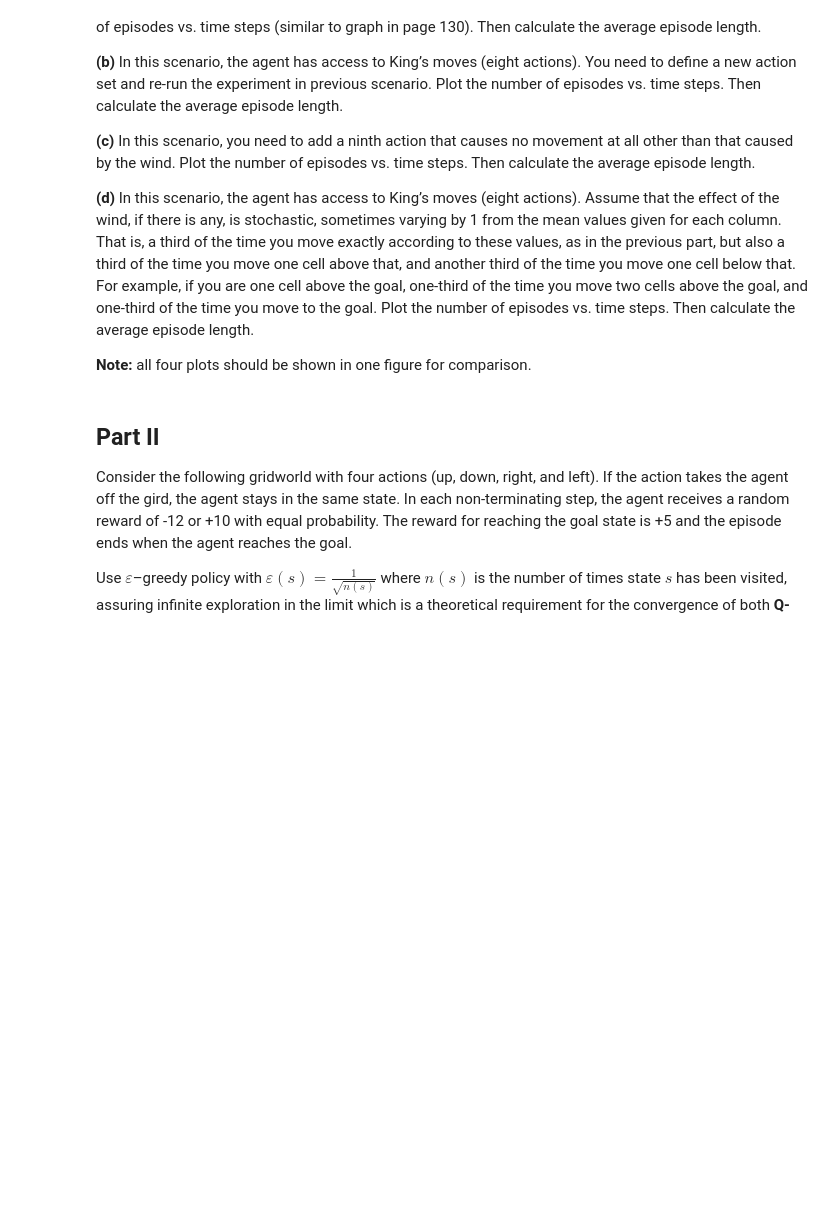
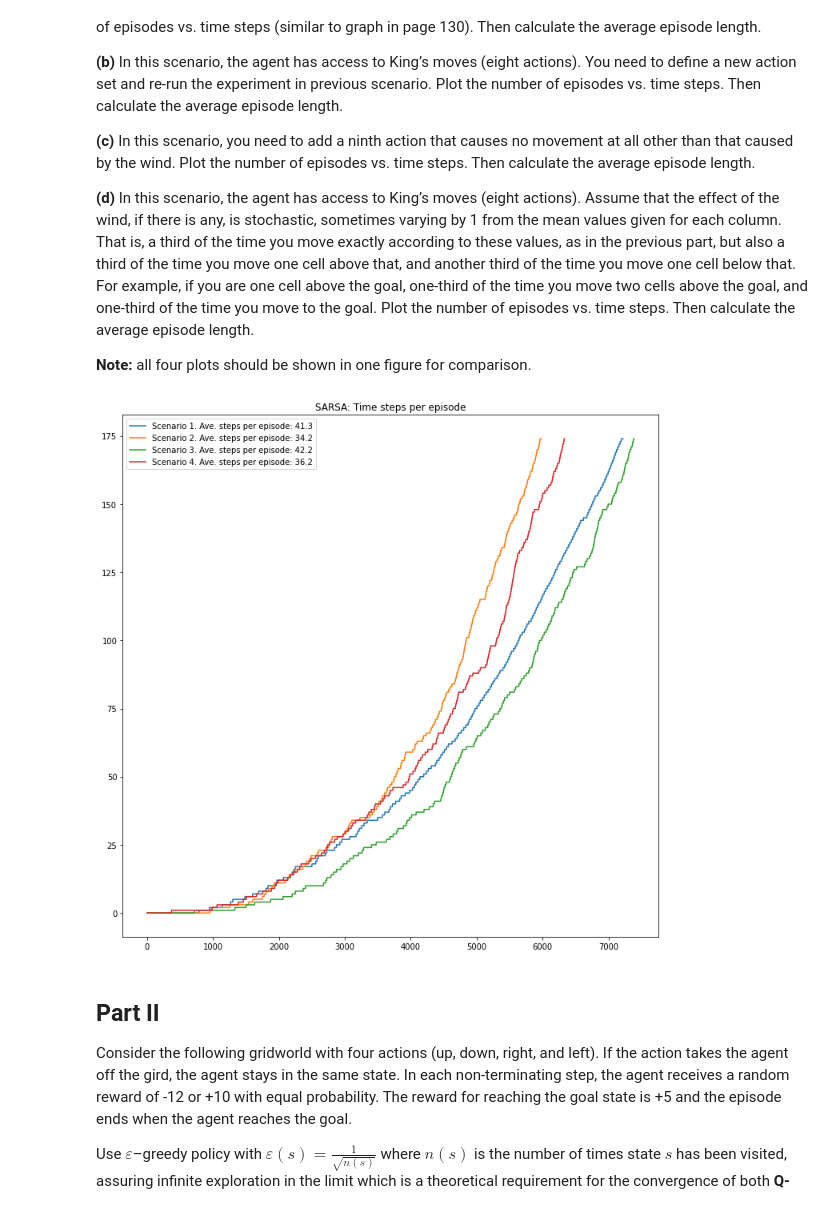
Before and after one commit to MhdMartini/ReinforcementLearning, a Jupyter notebook: hw5/hw5/Homework_5.ipynb, the cells around one changed output. Cells and saved outputs as stored; diff of their text form; code cells hidden in the pictures; blank space fills up the shorter version.

```diff
--- a/hw5/hw5/Homework_5.ipynb
+++ b/hw5/hw5/Homework_5.ipynb
@@ -195,4 +182,6 @@ def sarsa(Q, A, k=180, eps=0.1, wind=wind_det):
+# %%
+Q4 = mask_actions_4(Q4)
+data0, ep_lens0 = sarsa(Q4, A4, k=K)
 # %%
-# Q8 = mask_actions_8_9(Q8)
-# data11, ep_lens11 = sarsa(np.copy(Q8), A8, k=K, eps=0.1)
-# data15, ep_lens15 = sarsa(np.copy(Q8), A8, k=K, eps=0.5)
+Q8 = mask_actions_8_9(Q8)
+data1, ep_lens1 = sarsa(np.copy(Q8), A8, k=K)
@@ -203,3 +188,5 @@ def sarsa(Q, A, k=180, eps=0.1, wind=wind_det):
+# %%
+Q9 = mask_actions_8_9(Q9)
+data2, ep_lens2 = sarsa(Q9, A9, k=K)
 # %%
-# data31, ep_lens31 = sarsa(np.copy(Q8), A8, k=K, eps=0.1, wind=wind_stoch)
-# data35, ep_lens35 = sarsa(np.copy(Q8), A8, k=K, eps=0.5, wind=wind_stoch)
+data3, ep_lens3 = sarsa(np.copy(Q8), A8, k=K, wind=wind_stoch)
@@ -212,3 +193,12 @@ def sarsa(Q, A, k=180, eps=0.1, wind=wind_det):
+# %%
+data = [data0, data1, data2, data3]
+ep_lens = [ep_lens0, ep_lens1, ep_lens2, ep_lens3]
+title = "SARSA: Time steps per episode"
+label = "Scenario {}. Ave. steps per episode: {:.1f}"
+
+plot_all(data, ep_lens, title, label)
+# %% [output]
+[figure, added]
 # %% [markdown]
 ## Part II
 Consider the following gridworld with four actions (up, down, right, and left). If the action takes the agent off the gird, the agent stays in the same state. In each non-terminating step, the agent receives a random reward of -12 or +10 with equal probability. The reward for reaching the goal state is +5 and the episode ends when the agent reaches the goal.
```
Also changed, not shown: parts of 17 cells of this notebook, 2 other files.
